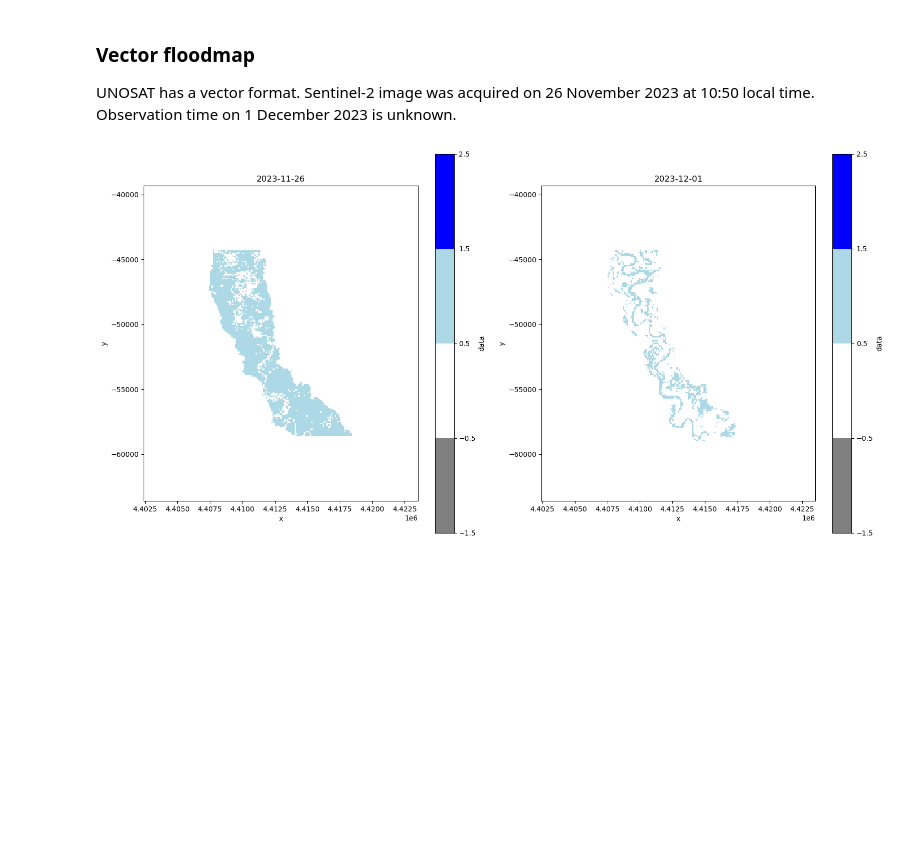
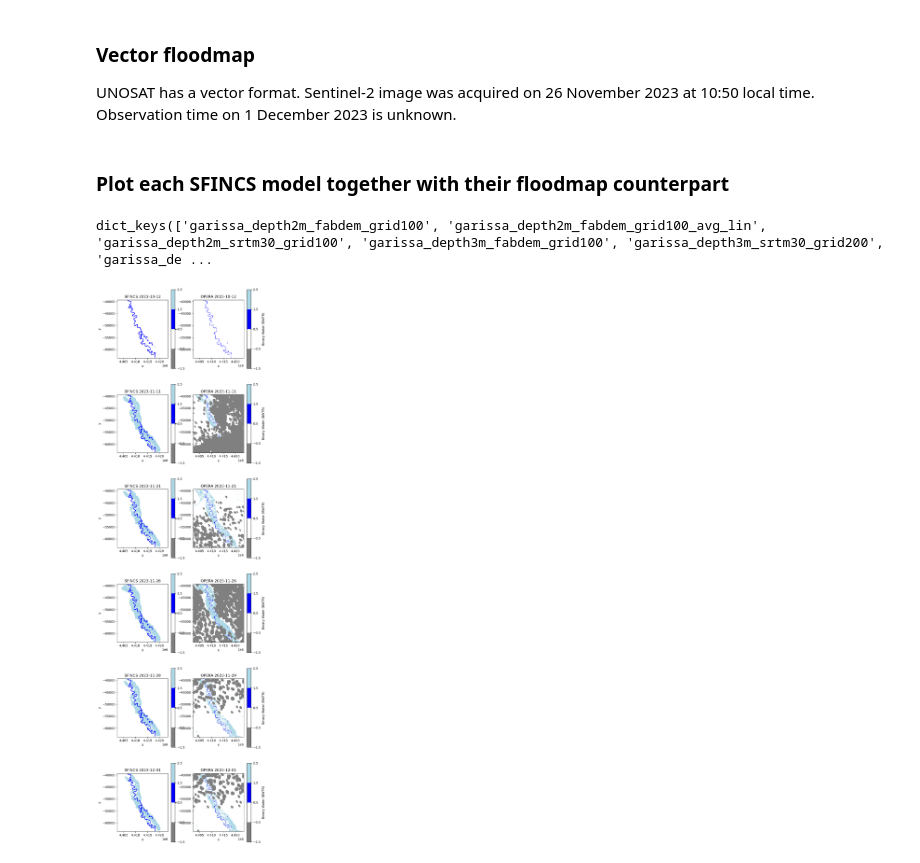
Before and after one commit to pjdebruijn2505/Git_mdp, a Jupyter notebook: SFINCS/d_preprocess_floodmaps.ipynb, the cells around one changed output. Cells and saved outputs as stored; diff of their text form; code cells hidden in the pictures; blank space fills up the shorter version.

```diff
--- a/SFINCS/d_preprocess_floodmaps.ipynb
+++ b/SFINCS/d_preprocess_floodmaps.ipynb
@@ -117,25 +144,27 @@ plt.show()
 ### Vector floodmap
 UNOSAT has a vector format. Sentinel-2 image was acquired on 26 November 2023 at 10:50 local time. Observation time on 1 December 2023 is unknown.
 # %%
-fig, axs = plt.subplots(1,2, figsize=(16, 8))
-i= 0
+# fig, axs = plt.subplots(1,2, figsize=(16, 8))
+# i= 0
 
-for date in floodmap_names["unosat"]:
-    path = Path(f"data/2_floodmaps/unosat/{date}/floodmap_raster_qgis.tif")
+# for date in floodmap_names["unosat"]:
+#     path = Path(f"data/2_floodmaps/unosat/{date}/floodmap_raster_qgis.tif")
 
-    floodmap = hydromt.open_raster(path).load().astype(np.int8)
-    floodmap.raster.set_spatial_dims(x_dim="x", y_dim="y")
-    floodmap = floodmap.raster.reproject_like(mod0.grid, method='nearest')
-    floodmap.raster.to_raster(Path(f"data/2_floodmaps/reprojected_maps/unosat_{date}.tif"))
+#     floodmap = hydromt.open_raster(path).load().astype(np.int8)
+#     floodmap.raster.set_spatial_dims(x_dim="x", y_dim="y")
+#     floodmap = floodmap.raster.reproject_like(mod0.grid, method='nearest')
+#     floodmap.raster.to_raster(Path(f"data/2_floodmaps/reprojected_maps/unosat_{date}.tif"))
 
-    floodmaps[f"unosat_{date}"] = floodmap
+#     floodmaps[f"unosat_{date}"] = floodmap
 
-    floodmap.plot(ax=axs[i], cmap=cmap, norm=norm)
-    axs[i].set_title(date)
-    axs[i].axis("scaled")
-    i+=1
+#     floodmap.plot(ax=axs[i], cmap=cmap, norm=norm)
+#     axs[i].set_title(date)
+#     axs[i].axis("scaled")
+#     i+=1
 
-plt.tight_layout()
-plt.show()
+# plt.tight_layout()
+# plt.show()
-# %% [output]
-[figure, removed]
+# %% [markdown]
+### Plot each SFINCS model together with their floodmap counterpart
+# %%
+threshold_depth_flood = 0.15   # m (Same as Eilander et al 2023)
@@ -141,0 +203,21 @@ plt.show()
+# %%
+# Example model
+print(floodmaps_sfincs_all.keys())
+example_model = "garissa_depth3m_fabdem_grid100"
+floodmaps_sfincs = floodmaps_sfincs_all[example_model]
+
+fig, axs = plt.subplots(len(floodmaps_sfincs.values()), 2, figsize=(8, 32))
+
+for i, date in enumerate(floodmaps):
+    floodmap = floodmaps[date]
+
+    floodmaps_sfincs[date].plot(ax=axs[i,0], cmap=cmap, norm=norm)
+    axs[i, 0].set_title(f"SFINCS {date}")
+    axs[i, 0].axis("scaled")
+
+    floodmap.plot(ax=axs[i, 1], cmap=cmap, norm=norm)
+    axs[i, 1].set_title(f"OPERA {date}")
+    axs[i, 1].axis("scaled")
+# %% [output]
+dict_keys(['garissa_depth2m_fabdem_grid100', 'garissa_depth2m_fabdem_grid100_avg_lin', 'garissa_depth2m_srtm30_grid100', 'garissa_depth3m_fabdem_grid100', 'garissa_depth3m_srtm30_grid200', 'garissa_de ...
+[figure, added]
```
Also changed, not shown: parts of 10 cells of this notebook, 27 other files.
